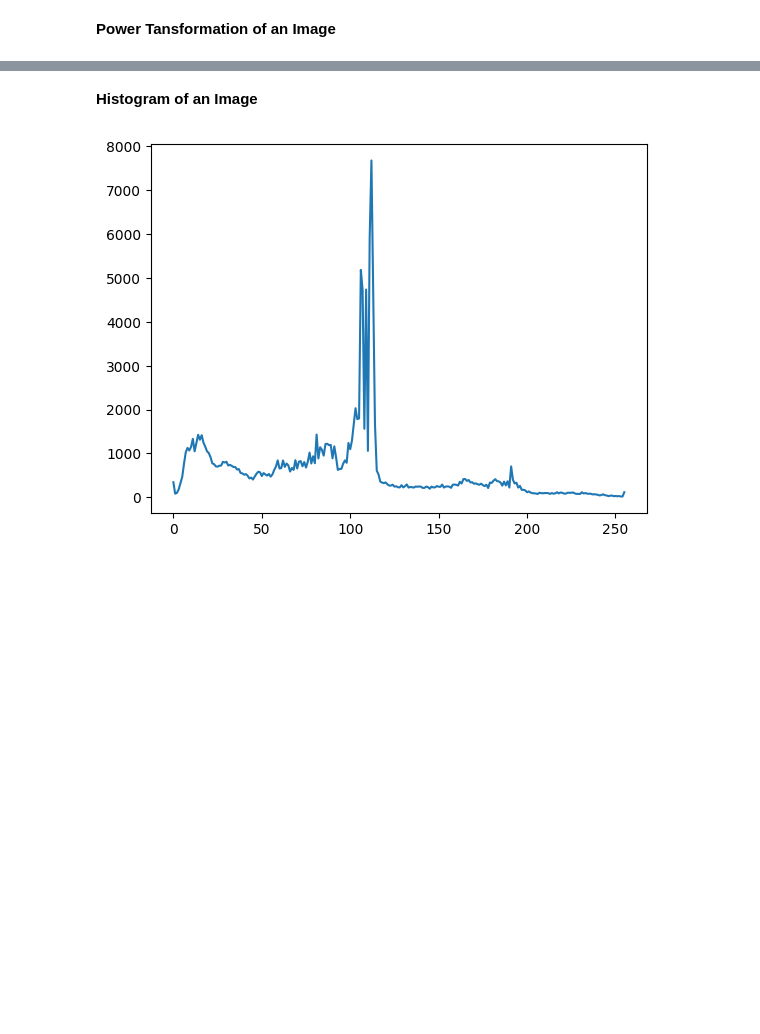
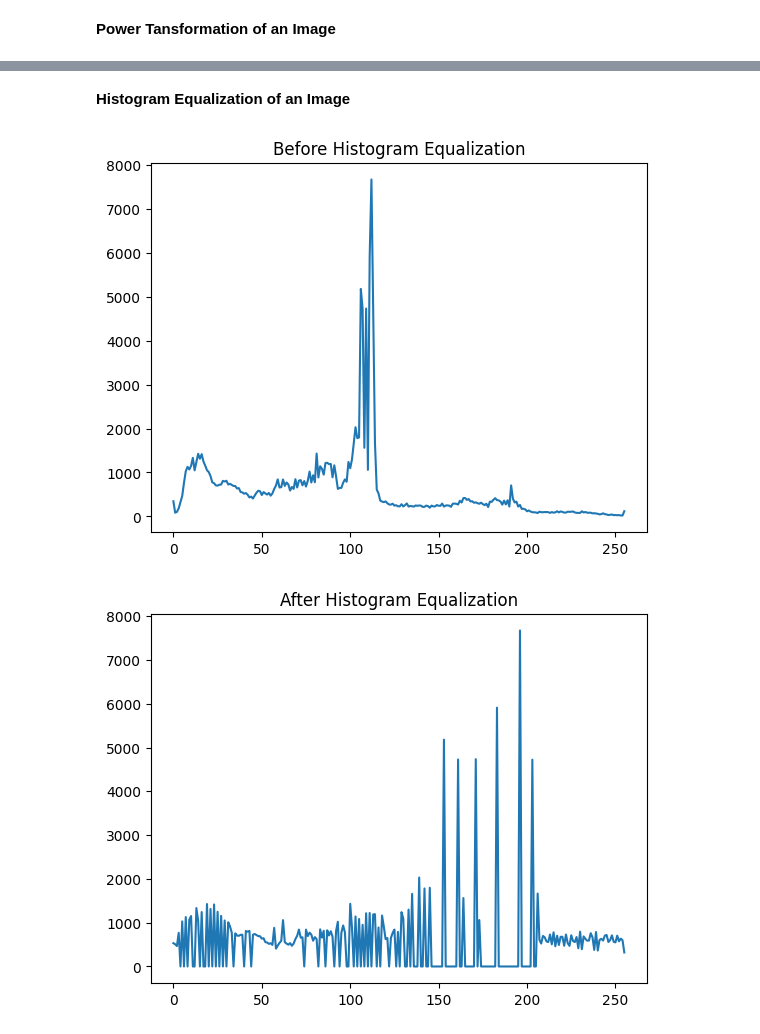
Before and after one commit to Programmer-Bose/MECE541, a Jupyter notebook: MECE541_LAB3.ipynb, the cells around one changed output, grey strips where cells are left out. Drawn from its saved outputs; the diff is of its cells as text; code cells hidden in the pictures; blank space fills up the shorter version.

```diff
--- a/MECE541_LAB3.ipynb
+++ b/MECE541_LAB3.ipynb
@@ -110,10 +137,18 @@ Clipping input data to the valid range for imshow with RGB data ([0..1] for floa
 # %% [markdown]
-**Histogram of an Image**
+**Histogram Equalization of an Image**
 # %%
 img_for_hist = cv2.imread('ron.jpeg',0)
 histg_org = cv2.calcHist([img_for_hist], [0], None, [256], [0,256])
 
+equ_grey = cv2.equalizeHist(img_for_hist)
+histg_equ = cv2.calcHist([equ_grey], [0], None, [256], [0,256])
+
+plt.title('Before Histogram Equalization')
 plt.plot(histg_org)
 plt.show()
+plt.title('After Histogram Equalization')
+plt.plot(histg_equ)
+plt.show()
 # %% [output]
-[figure, old version]
+[figure, new version]
+[figure, added]
```
Also changed, not shown: parts of 15 cells of this notebook.
